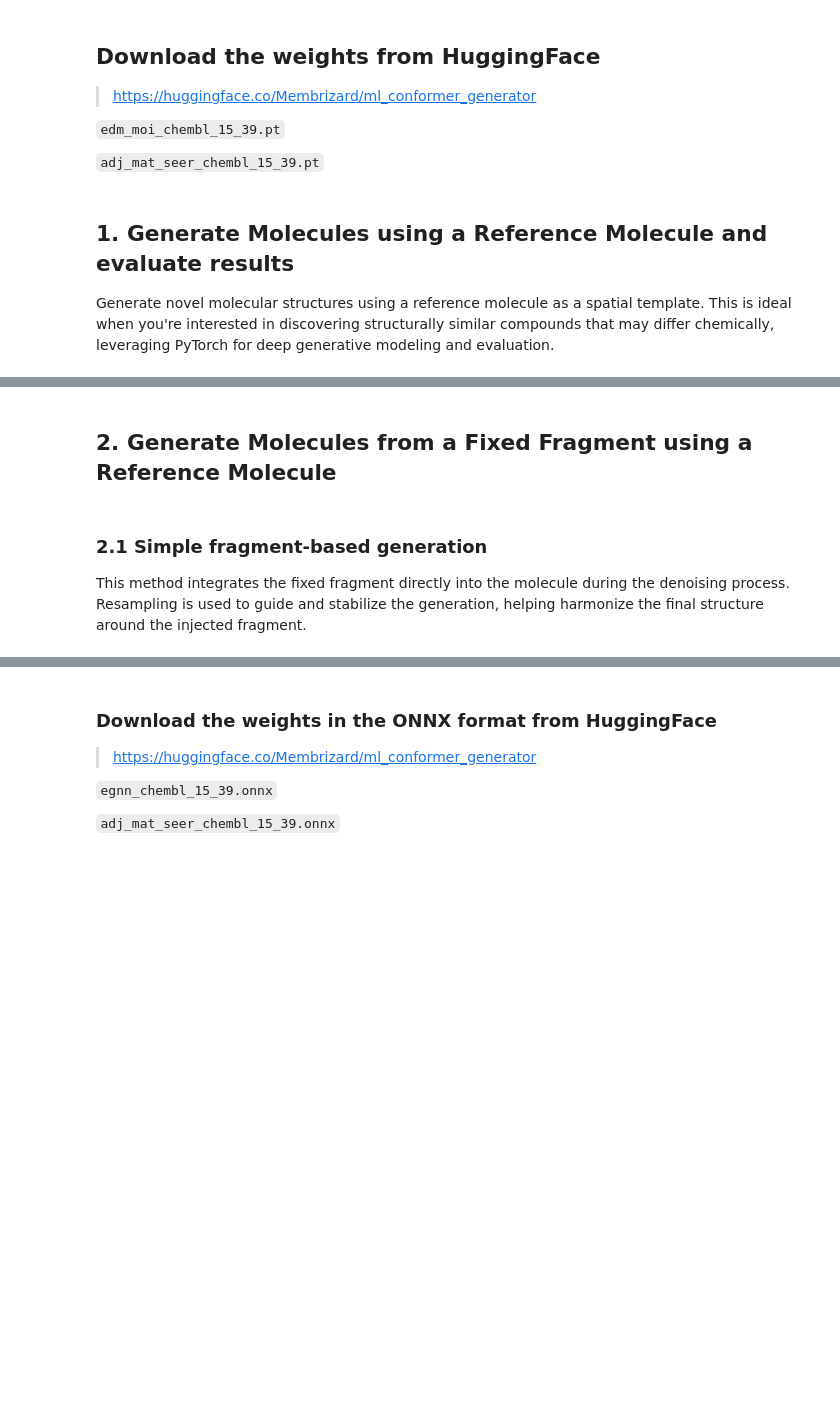
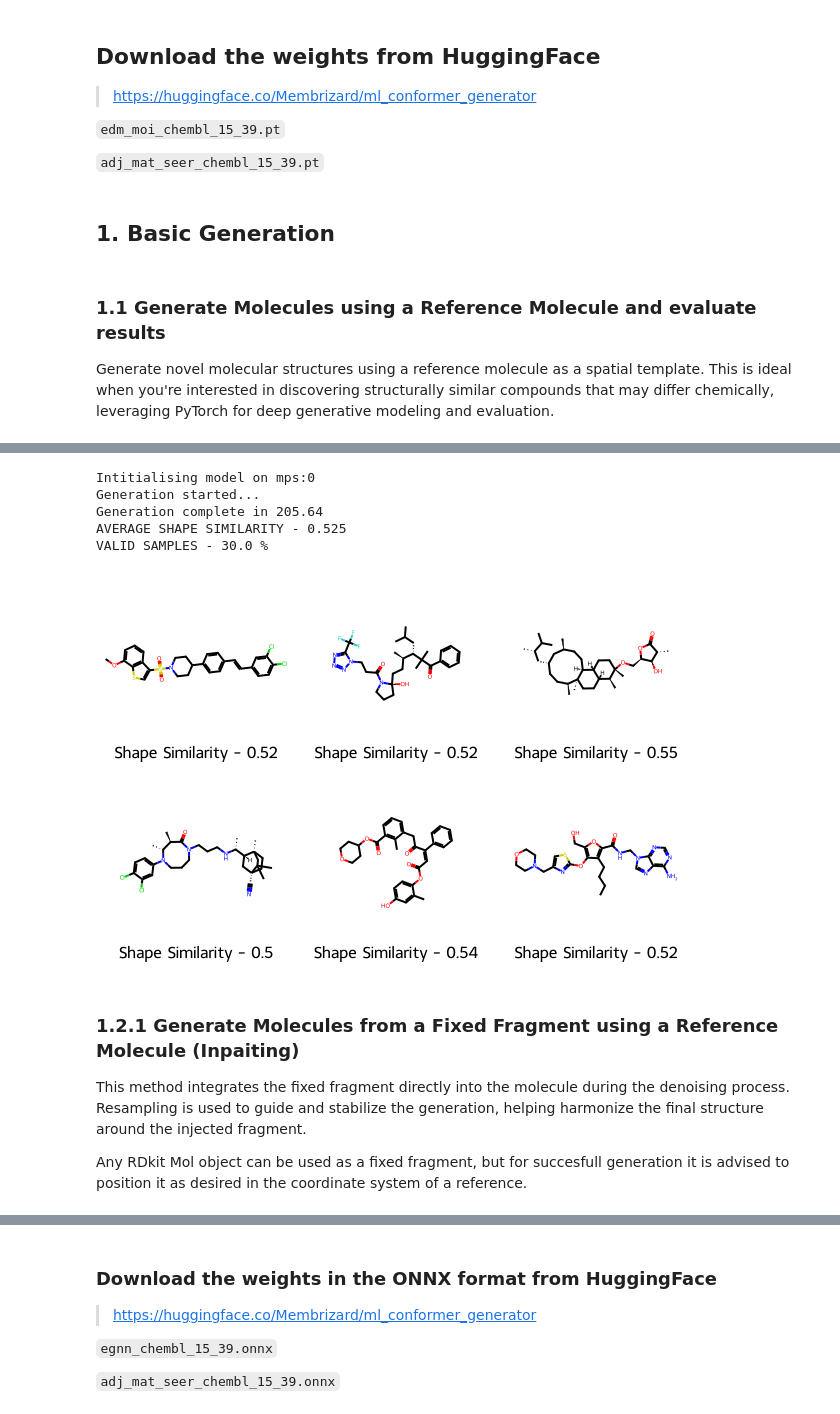
Before and after one commit to Membrizard/ml_conformer_generator, a Jupyter notebook: python_api_demo.ipynb, the cells around one changed output, grey strips where cells are left out. Saved outputs shown, nothing was run; the diff lists cells and outputs as text; code cells hidden in the pictures; blank space fills up the shorter version.

```diff
--- a/python_api_demo.ipynb
+++ b/python_api_demo.ipynb
@@ -9,8 +9,10 @@
 `edm_moi_chembl_15_39.pt`
 
 `adj_mat_seer_chembl_15_39.pt`
+# %% [markdown]
+## 1. Basic Generation
 # %% [markdown]
-## 1. Generate Molecules using a Reference Molecule and evaluate results
+### 1.1 Generate Molecules using a Reference Molecule and evaluate results
 
 Generate novel molecular structures using a reference molecule as a spatial template. This is ideal when you're interested in discovering structurally similar compounds that may differ chemically, leveraging PyTorch for deep generative modeling and evaluation.
 # %%
@@ -34,15 +36,14 @@ else:
 print(f"Intitialising model on {device}")
 
 generator = MLConformerGenerator(
-                                 edm_weights="./edm_moi_chembl_6_39_fragments.pt",
+                                 edm_weights="./edm_moi_chembl_15_39.pt",
                                  adj_mat_seer_weights="./adj_mat_seer_chembl_15_39.pt",
                                  device=device,
                                  diffusion_steps=100,
                                 )
 
 # Load a Reference conformer
-# ref_mol = Chem.MolFromMolFile('./assets/demo_files/ceyyag.mol')
-ref_mol = Chem.MolFromMolFile('38_atoms_example.mol')
+ref_mol = Chem.MolFromMolFile('./assets/demo_files/ceyyag.mol')
 
 
 # Generate Samples
@@ -80,3 +81,4 @@ print(f"AVERAGE SHAPE SIMILARITY - {average_shape_similarity}")
 print(f"VALID SAMPLES - {round(len(std_samples) / N_SAMPLES,2) * 100} %")
 
 Draw.MolsToGridImage(mols, legends=legends)
+# %% [output]
@@ -83,9 +86,15 @@ Draw.MolsToGridImage(mols, legends=legends)
+Intitialising model on mps:0
+Generation started...
+Generation complete in 205.64
+AVERAGE SHAPE SIMILARITY - 0.525
+VALID SAMPLES - 30.0 %
+[figure, added]
-# %% [markdown]
-## 2. Generate Molecules from a Fixed Fragment using a Reference Molecule
 # %% [markdown]
-### 2.1 Simple fragment-based generation
+### 1.2.1 Generate Molecules from a Fixed Fragment using a Reference Molecule (Inpaiting)
 
 This method integrates the fixed fragment directly into the molecule during the denoising process. Resampling is used to guide and stabilize the generation, helping harmonize the final structure around the injected fragment.
+
+Any RDkit Mol object can be used as a fixed fragment, but for succesfull generation it is advised to position it as desired in the coordinate system of a reference.
 # %%
 import time
 import torch
```
Also changed, not shown: parts of 26 cells of this notebook, 3 other files.
